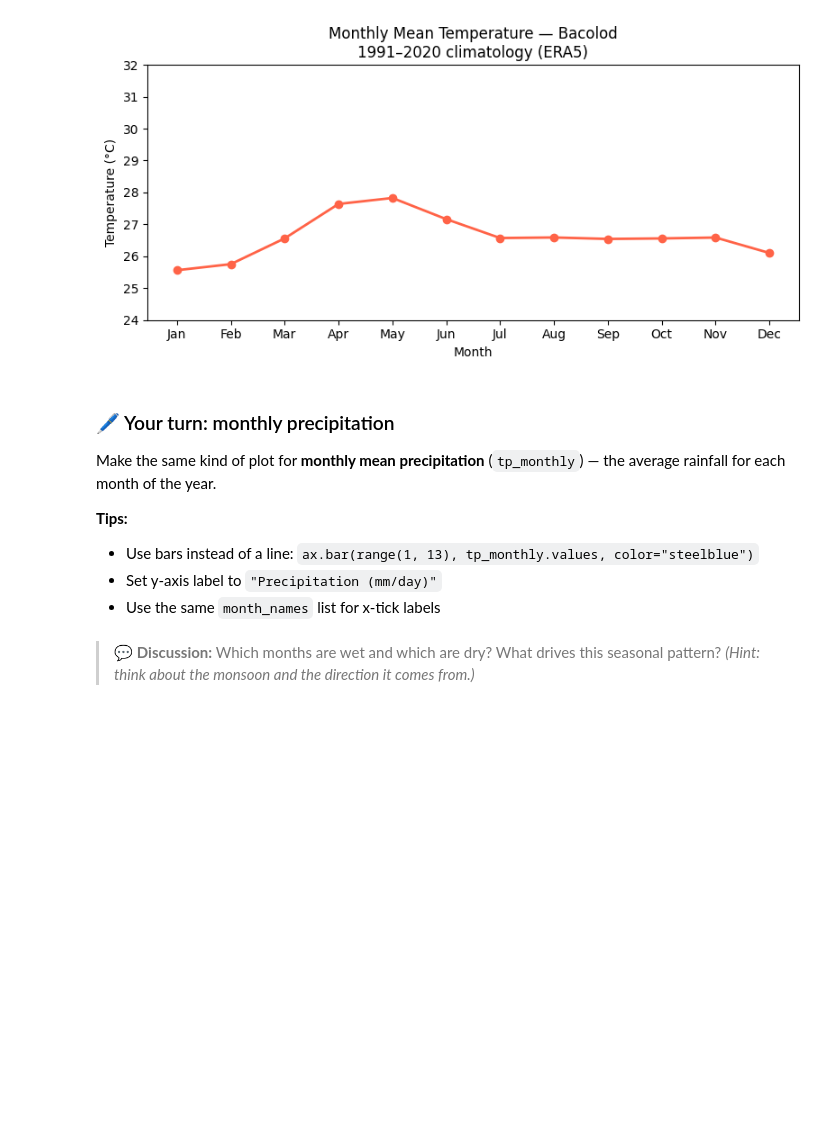
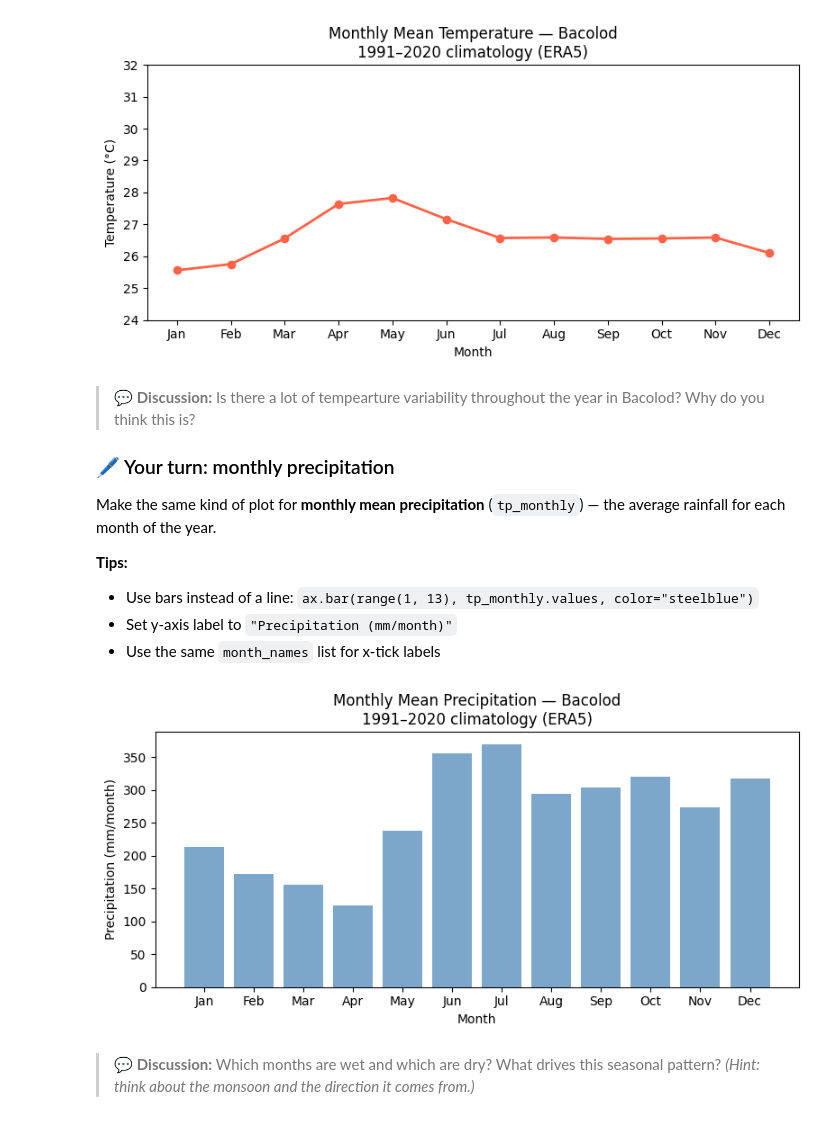
Before and after one commit to Cas-Dec/USLS-Workshop, a Jupyter notebook: notebooks/day1_complete.ipynb, the cells around one changed output. Drawn from its saved outputs; the diff is of its cells as text; code cells hidden in the pictures; blank space fills up the shorter version.

```diff
--- a/notebooks/day1_complete.ipynb
+++ b/notebooks/day1_complete.ipynb
@@ -827,37 +762,10 @@ We'll extract temperature and precipitation data for **Bacolod** (10.68°N, 122.
 1. The long-term temperature trend (1940–2024)
 2. The typical annual cycle of temperature and rainfall (the *climatological* monthly means over 1991–2020)
 # %%
-# --- Extract Bacolod time series (lazily — only one grid point loaded) ---
-BACOLOD_LAT = 10.68
-BACOLOD_LON = 122.95
-
-print("Loading Bacolod temperature time series (1940–2024)...")
-all_t2m_files = sorted(glob.glob(str(RAW_DIR / "ERA5" / "2m_temperature" / "t2m_philippines_*.nc")))
-ds_t2m_all = xr.open_mfdataset(all_t2m_files, combine="by_coords",
-                                 drop_variables=["number"])
-
-t2m_bacolod = (ds_t2m_all["t2m"]
-               .sel(latitude=BACOLOD_LAT, longitude=BACOLOD_LON, method="nearest")
-               - 273.15)
-
-# Yearly mean and monthly climatology
-t2m_yearly   = t2m_bacolod.groupby("valid_time.year").mean().compute()
-t2m_monthly  = (t2m_bacolod
-                .sel(valid_time=slice("1991", "2020"))
-                .groupby("valid_time.month").mean().compute())
-
-print("Loading Bacolod precipitation time series (1940–2024)...")
-all_tp_files = sorted(glob.glob(str(RAW_DIR / "ERA5" / "precipitation" / "tp_philippines_*.nc")))
-ds_tp_all = xr.open_mfdataset(all_tp_files, combine="by_coords",
-                                drop_variables=["number"])
-
-tp_bacolod = (ds_tp_all["tp"]
-              .sel(latitude=BACOLOD_LAT, longitude=BACOLOD_LON, method="nearest")
-              * 1000)  # m/day → mm/day
-
-tp_monthly  = (tp_bacolod
-               .sel(valid_time=slice("1991", "2020"))
-               .groupby("valid_time.month").mean().compute())
-
+# 24
+# --- Load Bacolod ERA5 time series ---
+t2m_yearly  = xr.open_dataarray(PROCESSED_DIR / "t2m_bacolod_yearly.nc")
+t2m_monthly = xr.open_dataarray(PROCESSED_DIR / "t2m_bacolod_monthly.nc")
+tp_monthly  = xr.open_dataarray(PROCESSED_DIR / "tp_bacolod_monthly.nc")
 print("Done!")
 # %% [output]
@@ -921,29 +829,35 @@ plt.show()
 # %% [output]
 [figure]
 # %% [markdown]
+> 💬 **Discussion:** Is there a lot of tempearture variability throughout the year in Bacolod? Why do you think this is?
+
 ### 🖊️ Your turn: monthly precipitation
 
 Make the same kind of plot for **monthly mean precipitation** (`tp_monthly`) — the average rainfall for each month of the year.
 
 **Tips:**
 - Use bars instead of a line: `ax.bar(range(1, 13), tp_monthly.values, color="steelblue")`
-- Set y-axis label to `"Precipitation (mm/day)"`
+- Set y-axis label to `"Precipitation (mm/month)"`
 - Use the same `month_names` list for x-tick labels
 # %%
+# 29
 fig, ax = plt.subplots(figsize=(8, 4))
 
 # ✏️ Make a bar chart of monthly mean precipitation:
 # ax.bar( ... )
+ax.bar(range(1, 13), tp_monthly.values, color="steelblue", alpha=0.7)
 
 ax.set_xticks(range(1, 13))
 ax.set_xticklabels(month_names)
 
 ax.set_title("Monthly Mean Precipitation — Bacolod\n1991–2020 climatology (ERA5)")
 ax.set_xlabel("Month")
-ax.set_ylabel("Precipitation (mm/day)")
+ax.set_ylabel("Precipitation (mm/month)")
 
 plt.tight_layout()
 plt.show()
+# %% [output]
+[figure, added]
 # %% [markdown]
 > 💬 **Discussion:** Which months are wet and which are dry? What drives this seasonal pattern? *(Hint: think about the monsoon and the direction it comes from.)*
 # %% [markdown]
```
Also changed, not shown: parts of 50 cells of this notebook, 1 other file.
